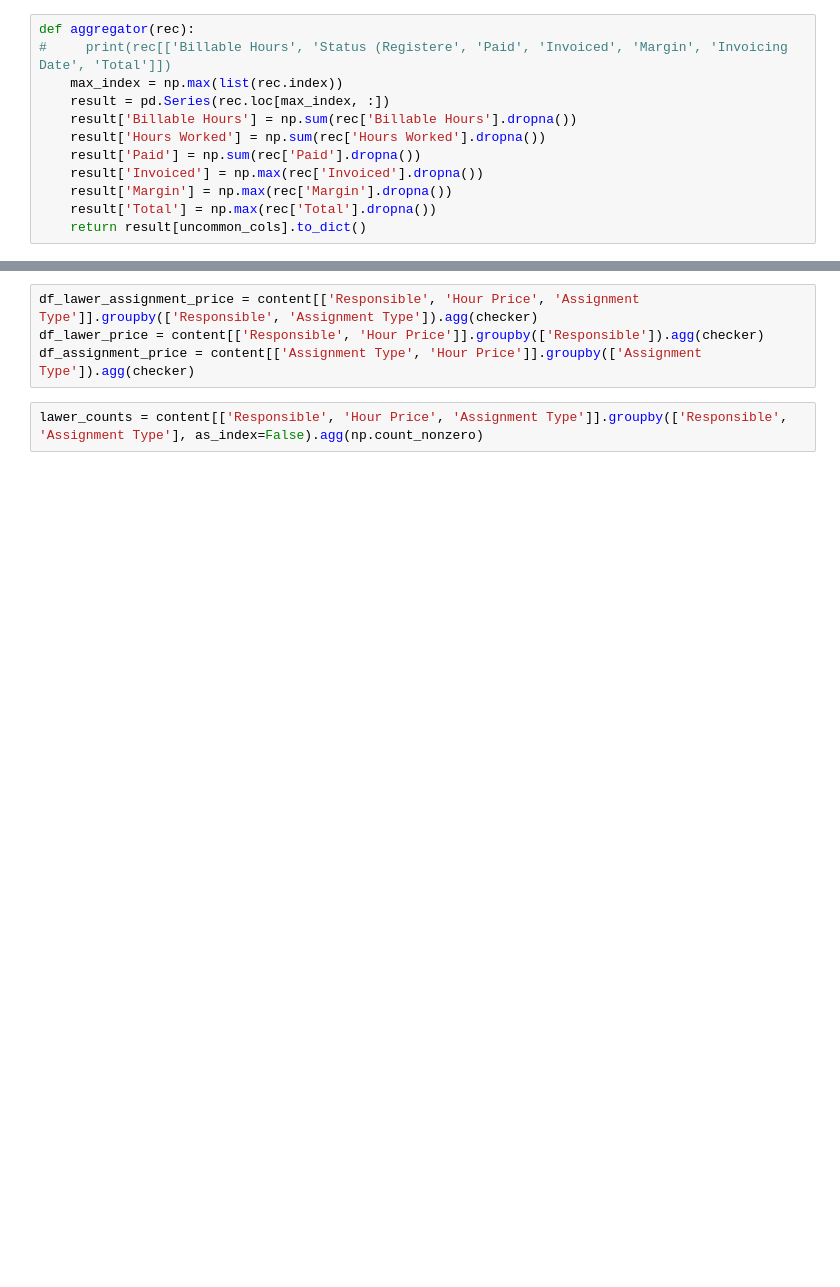
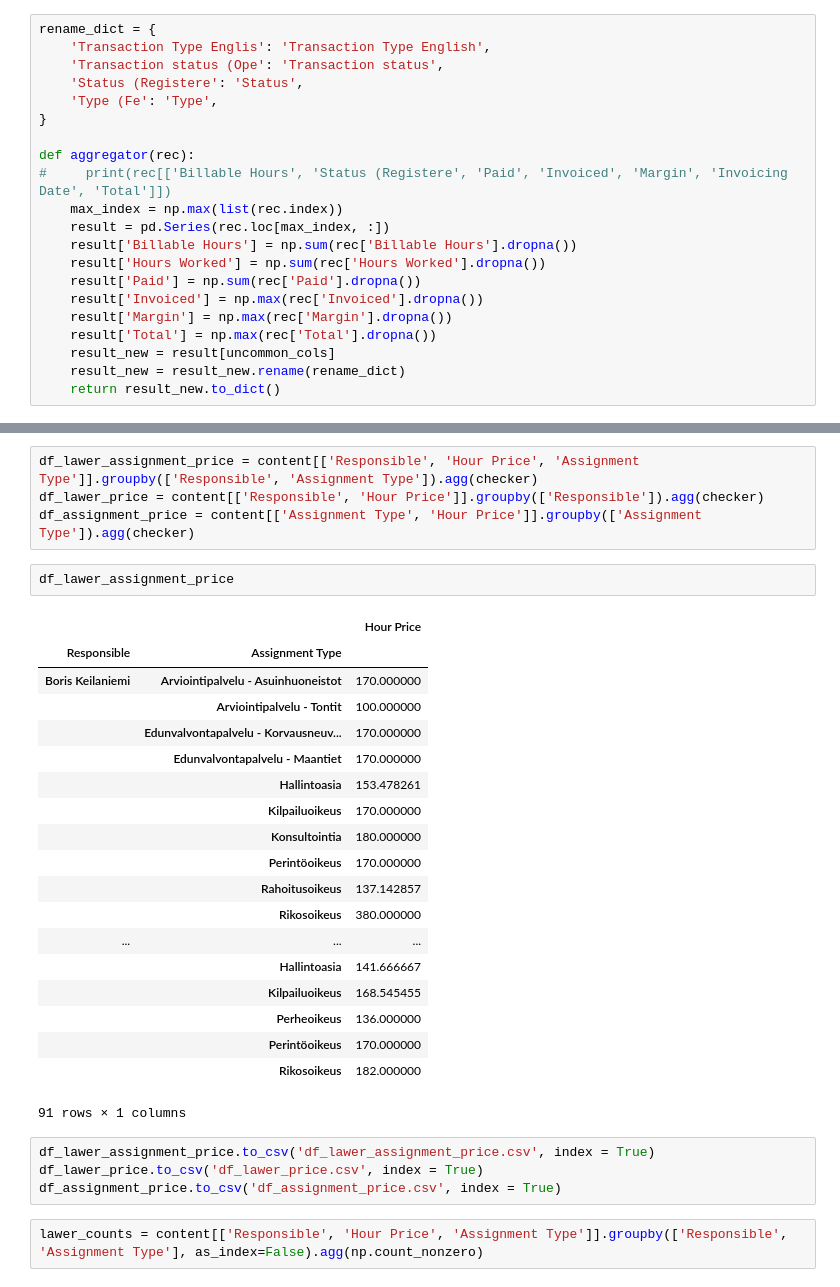
Before and after one commit to akarazeev/LegalTech, a Jupyter notebook: Notebook_Exploration.ipynb, the cells around one changed output, grey strips where cells are left out. Saved outputs shown, nothing was run; the diff lists cells and outputs as text; blank space fills up the shorter version.

```diff
--- a/Notebook_Exploration.ipynb
+++ b/Notebook_Exploration.ipynb
@@ -40,6 +40,13 @@ uncommon_cols = [col for col in df.columns if col not in common_cols + ['Assignm
 # %%
 df_common = df[['Assignment'] + common_cols].drop_duplicates(['Assignment']).set_index('Assignment')
 # %%
+rename_dict = {
+    'Transaction Type Englis': 'Transaction Type English',
+    'Transaction status (Ope': 'Transaction status',
+    'Status (Registere': 'Status',
+    'Type (Fe': 'Type',
+}
+
 def aggregator(rec):
 #     print(rec[['Billable Hours', 'Status (Registere', 'Paid', 'Invoiced', 'Margin', 'Invoicing Date', 'Total']])
     max_index = np.max(list(rec.index))
@@ -50,7 +57,9 @@ def aggregator(rec):
     result['Invoiced'] = np.max(rec['Invoiced'].dropna())
     result['Margin'] = np.max(rec['Margin'].dropna())
     result['Total'] = np.max(rec['Total'].dropna())
-    return result[uncommon_cols].to_dict()
+    result_new = result[uncommon_cols]
+    result_new = result_new.rename(rename_dict)
+    return result_new.to_dict()
 # %%
 result = df.groupby(['Assignment', 'Transaction'], as_index=True).apply(lambda x: aggregator(x))
 result = result.reset_index()
@@ -226,6 +218,32 @@ def checker(rec):
 df_lawer_assignment_price = content[['Responsible', 'Hour Price', 'Assignment Type']].groupby(['Responsible', 'Assignment Type']).agg(checker)
 df_lawer_price = content[['Responsible', 'Hour Price']].groupby(['Responsible']).agg(checker)
 df_assignment_price = content[['Assignment Type', 'Hour Price']].groupby(['Assignment Type']).agg(checker)
+# %%
+df_lawer_assignment_price
+# %% [output]
+|  |  | Hour Price |
+| Responsible | Assignment Type |  |
+| Boris Keilaniemi | Arviointipalvelu - Asuinhuoneistot | 170.000000 |
+|  | Arviointipalvelu - Tontit | 100.000000 |
+|  | Edunvalvontapalvelu - Korvausneuv... | 170.000000 |
+|  | Edunvalvontapalvelu - Maantiet | 170.000000 |
+|  | Hallintoasia | 153.478261 |
+|  | Kilpailuoikeus | 170.000000 |
+|  | Konsultointia | 180.000000 |
+|  | Perintöoikeus | 170.000000 |
+|  | Rahoitusoikeus | 137.142857 |
+|  | Rikosoikeus | 380.000000 |
+| ... | ... | ... |
+|  | Hallintoasia | 141.666667 |
+|  | Kilpailuoikeus | 168.545455 |
+|  | Perheoikeus | 136.000000 |
+|  | Perintöoikeus | 170.000000 |
+|  | Rikosoikeus | 182.000000 |
+91 rows × 1 columns
+# %%
+df_lawer_assignment_price.to_csv('df_lawer_assignment_price.csv', index = True)
+df_lawer_price.to_csv('df_lawer_price.csv', index = True)
+df_assignment_price.to_csv('df_assignment_price.csv', index = True)
 # %%
 lawer_counts = content[['Responsible', 'Hour Price', 'Assignment Type']].groupby(['Responsible', 'Assignment Type'], as_index=False).agg(np.count_nonzero)
 # %%
```
Also changed, not shown: parts of 11 cells of this notebook, 1 other file.
